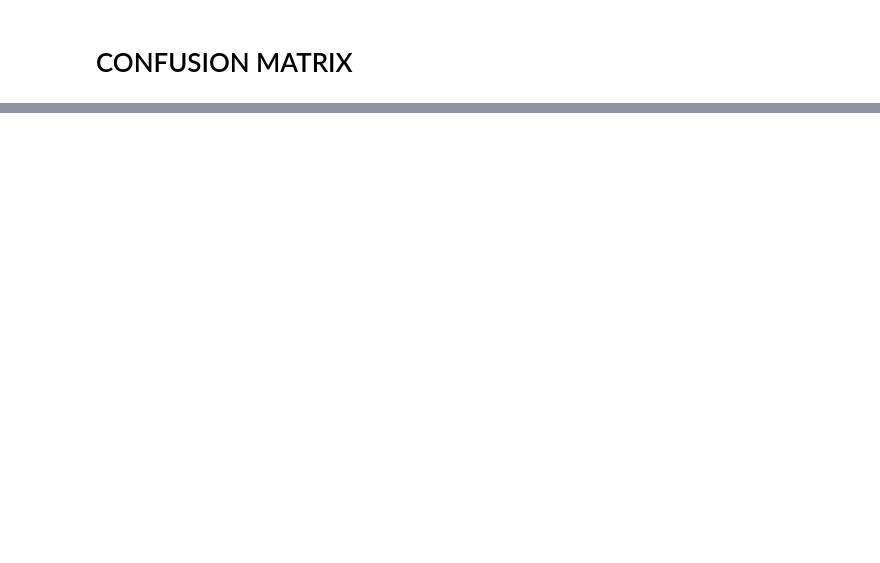
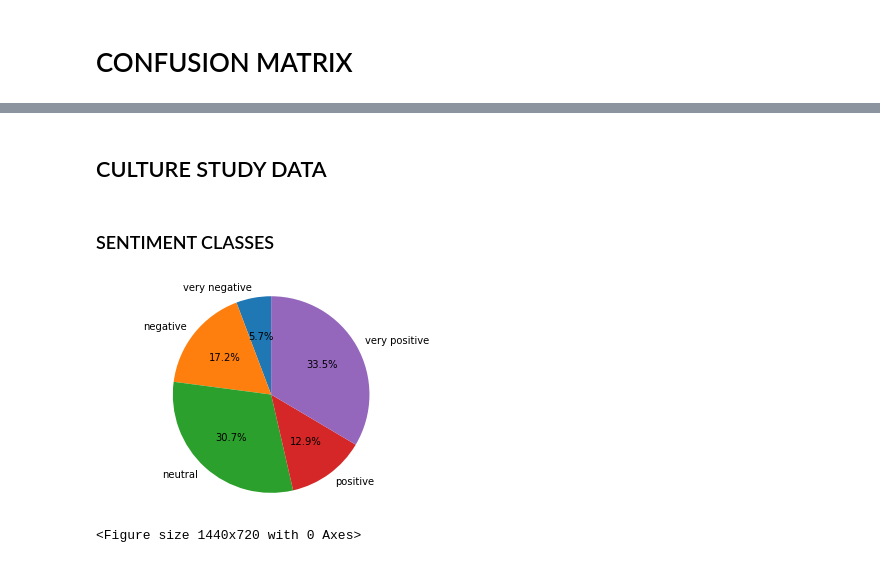
Before and after one commit to gohovd/user-reviews-ts-ad, a Jupyter notebook: NLP and CLF testing.ipynb, the cells around one changed output, grey strips where cells are left out. Saved outputs shown, nothing was run; the diff lists cells and outputs as text; code cells hidden in the pictures; blank space fills up the shorter version.

```diff
--- a/NLP and CLF testing.ipynb
+++ b/NLP and CLF testing.ipynb
@@ -842,0 +671,10 @@ F1               62.48638713930551
+# %%
+import sqlite3
+
+db_path = "data/reviews_with_truthset/reviews_with_truthset.db"
+
+conn = sqlite3.connect(db_path)
+conn.text_factory = lambda b: b.decode(errors = 'ignore')
+
+l2 = pd.read_sql_query("SELECT * FROM labeledreviews", conn, index_col='id')
+l2.info()
@@ -842,0 +910,18 @@ F1               62.48638713930551
+# %% [markdown]
+## CULTURE STUDY DATA
+# %% [markdown]
+### SENTIMENT CLASSES
+# %%
+sen = l2['sentimentScore']
+labels = ['very negative', 'negative', 'neutral', 'positive', 'very positive']
+sizes = [
+    len(sen[l2.sentimentScore == -2]),
+    len(sen[l2.sentimentScore == -1]),
+    len(sen[l2.sentimentScore == 0]),
+    len(sen[l2.sentimentScore == 1]),
+    len(sen[l2.sentimentScore == 2]),
+]
+piec(sizes, labels)
+# %% [output]
+[figure, added]
+<Figure size 1440x720 with 0 Axes>
```
Also changed, not shown: parts of 98 cells of this notebook, 2 other files.
